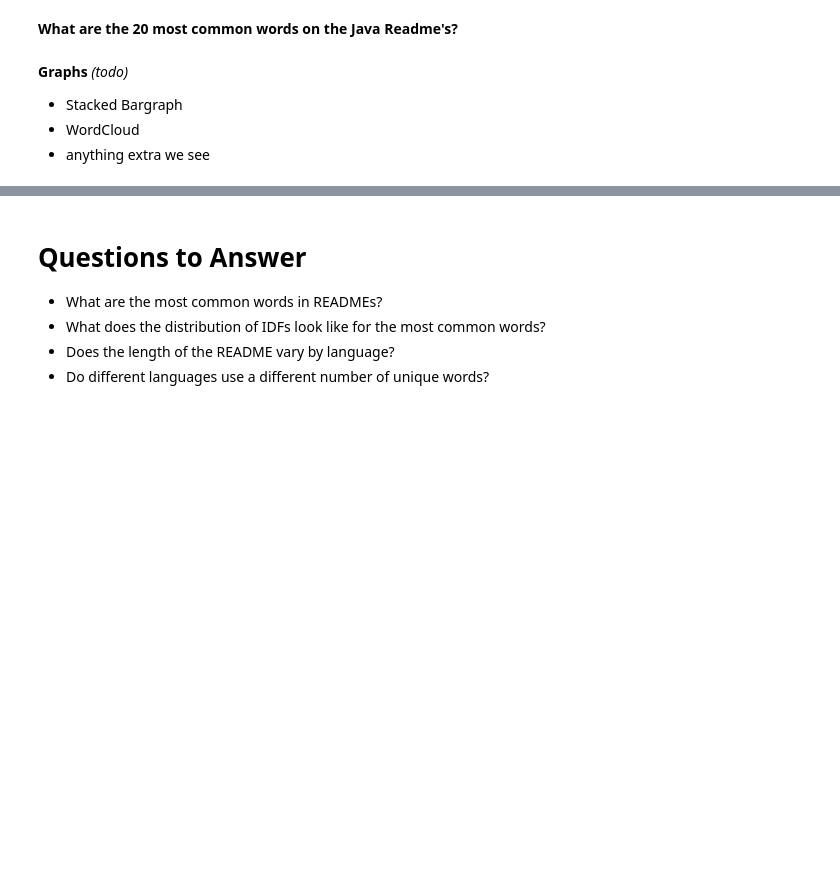
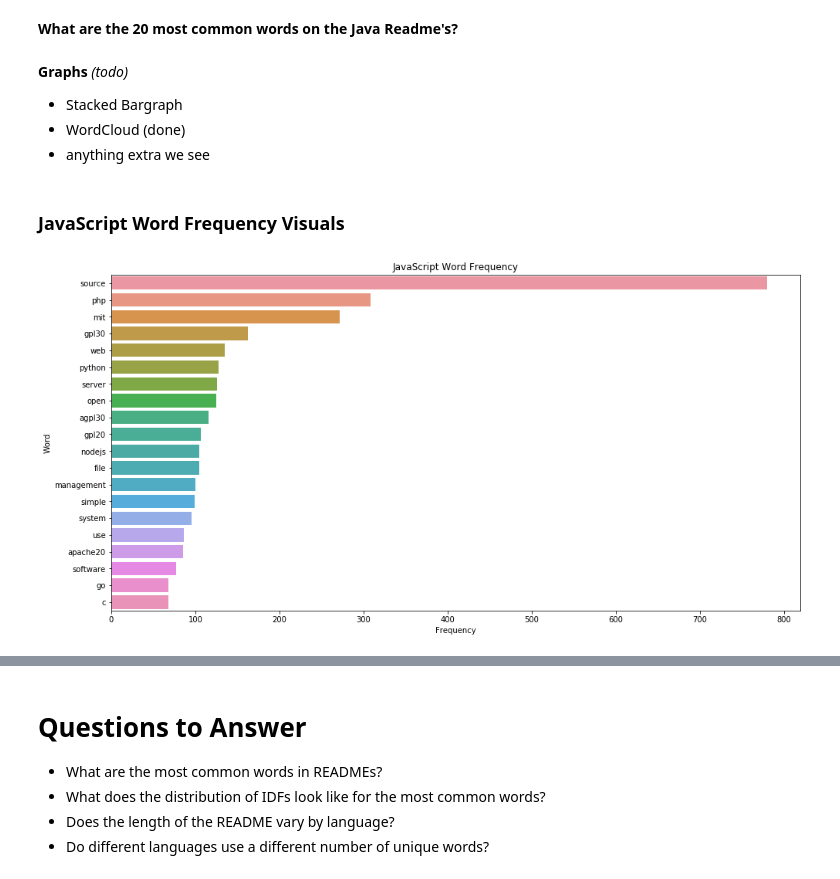
Before and after one commit to nlp-101/github_nlp, a Jupyter notebook: NLP_Project.ipynb, the cells around one changed output, grey strips where cells are left out. Drawn from its saved outputs; the diff is of its cells as text; code cells hidden in the pictures; blank space fills up the shorter version.

```diff
--- a/NLP_Project.ipynb
+++ b/NLP_Project.ipynb
@@ -214,7 +214,7 @@ go_frequency = get_frequency(df, 'Go')
 **Graphs** _(todo)_
 >
 - Stacked Bargraph
-- WordCloud
+- WordCloud (done)
 - anything extra we see
 # %%
 top_20_js_words = js_frequency.sort_values([0], ascending=False).head(20)
@@ -228,6 +228,20 @@ top_20_py_words.rename(columns={'index': 'words', 0: 'freq'}, inplace=True)
 top_20_go_words = go_frequency.sort_values([0], ascending=False).head(20)
 top_20_go_words.reset_index(inplace=True)
 top_20_go_words.rename(columns={'index': 'words', 0: 'freq'}, inplace=True)
+# %% [markdown]
+### JavaScript Word Frequency Visuals
+# %%
+import seaborn as sns
+
+plt.figure(figsize=(16,8))
+sns.barplot(top_20_js_words.freq, top_20_js_words.words)
+plt.title('JavaScript Word Frequency')
+
+plt.ylabel('Word')
+plt.xlabel('Frequency')
+plt.show()
+# %% [output]
+[figure, added]
 # %%
 from wordcloud import WordCloud, STOPWORDS
 import matplotlib.pyplot as plt
```
Also changed, not shown: parts of 7 cells of this notebook.
